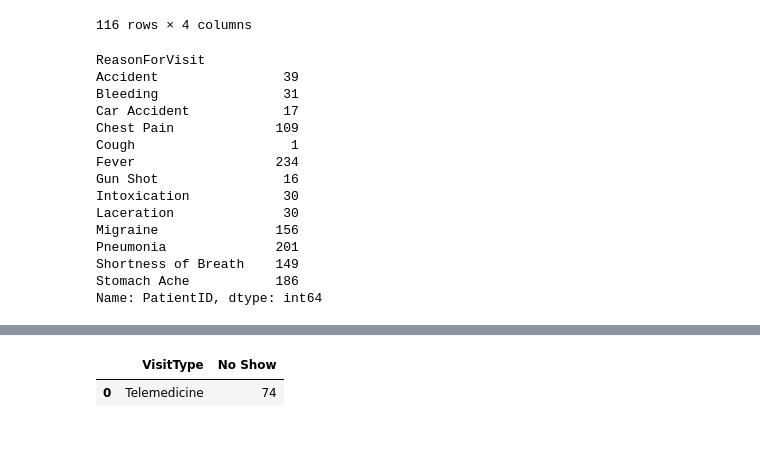
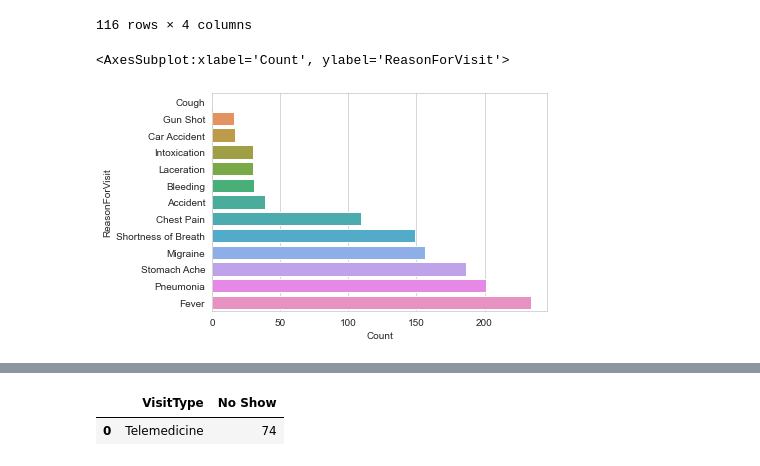
Before and after one commit to KalyaniKurakula/NumpyWarriors1, a Jupyter notebook: Hackthon/NumpyWarriors.ipynb, the cells around one changed output, grey strips where cells are left out. Drawn from its saved outputs; the diff is of its cells as text; code cells hidden in the pictures; blank space fills up the shorter version.

```diff
--- a/Hackthon/NumpyWarriors.ipynb
+++ b/Hackthon/NumpyWarriors.ipynb
@@ -640,24 +676,13 @@ cd1[['FirstName','LastName','DateOfBirth','ReasonForVisit']]
 116 rows × 4 columns
 # %%
 #40.Plot a graph showing the count of patients for the reason visited the hospital.
-
 df2=pd.read_excel("HospitalDatabase .xlsx", sheet_name ='EDVisits')
-res = df2.groupby('ReasonForVisit')['PatientID'].size()
-sns.barplot(y='ExpectedMortality',x='res',data=df );
-#print(res)
+res = df2.groupby('ReasonForVisit')['PatientID'].size().reset_index(name='Count')
+#putting the result in a dataframe
+res_df=pd.DataFrame(res).sort_values('Count')
+res_df
+#plotting a horizontal bar graph
+sns.barplot(y='ReasonForVisit', x='Count', data=res_df)
 # %% [output]
-ReasonForVisit
-Accident                39
-Bleeding                31
-Car Accident            17
-Chest Pain             109
-Cough                    1
-Fever                  234
-Gun Shot                16
-Intoxication            30
-Laceration              30
-Migraine               156
-Pneumonia              201
-Shortness of Breath    149
-Stomach Ache           186
-Name: PatientID, dtype: int64
+<AxesSubplot:xlabel='Count', ylabel='ReasonForVisit'>
+[figure, added]
```
Also changed, not shown: parts of 10 cells of this notebook.
